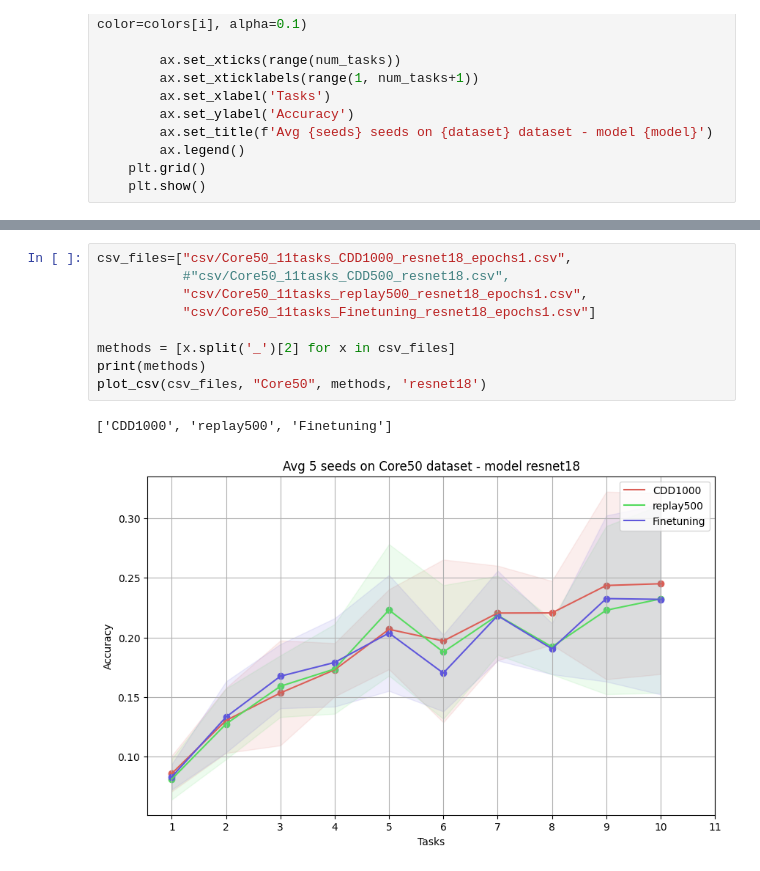
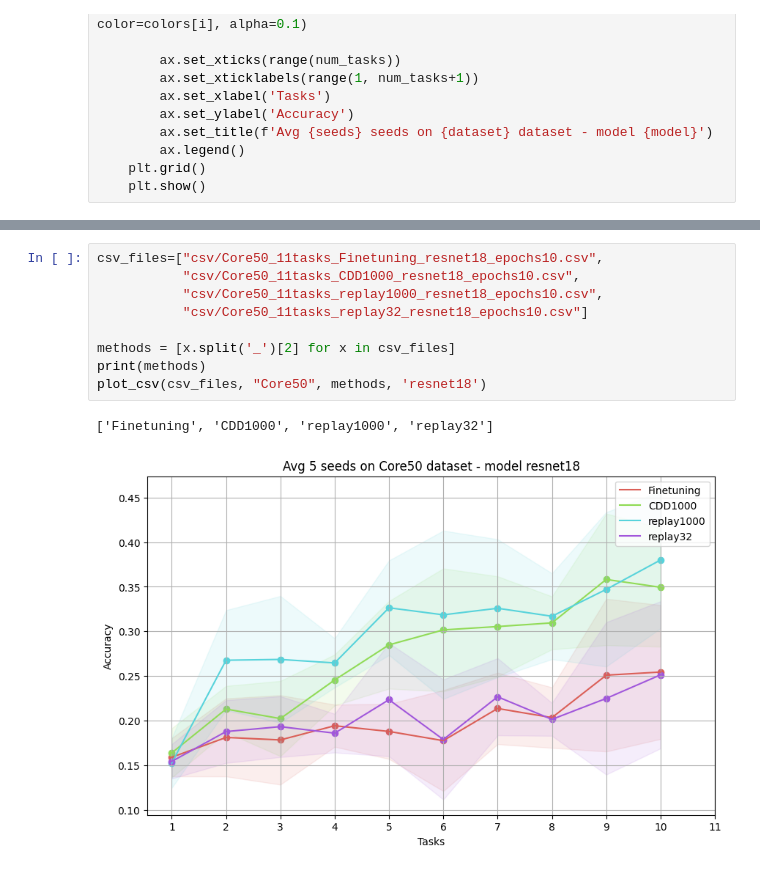
Before and after one commit to francesco-p/simple-incremental, a Jupyter notebook: viz_values.ipynb, the cells around one changed output, grey strips where cells are left out. Cells and saved outputs as stored; diff of their text form.

Commit message:
calcola media std core50 fixa un po di robette

```diff
--- a/viz_values.ipynb
+++ b/viz_values.ipynb
@@ -50,14 +50,14 @@ plot_csv(csv_files, "Core50", methods, 'resnet18')
 # %%
-csv_files=["csv/Core50_11tasks_CDD1000_resnet18_epochs1.csv",
-           #"csv/Core50_11tasks_CDD500_resnet18.csv",
-           "csv/Core50_11tasks_replay500_resnet18_epochs1.csv",
-           "csv/Core50_11tasks_Finetuning_resnet18_epochs1.csv"]
+csv_files=["csv/Core50_11tasks_Finetuning_resnet18_epochs10.csv",
+           "csv/Core50_11tasks_CDD1000_resnet18_epochs10.csv",
+           "csv/Core50_11tasks_replay1000_resnet18_epochs10.csv",
+           "csv/Core50_11tasks_replay32_resnet18_epochs10.csv"]
 
 methods = [x.split('_')[2] for x in csv_files]
 print(methods)
 plot_csv(csv_files, "Core50", methods, 'resnet18')
 # %% [output]
-['CDD1000', 'replay500', 'Finetuning']
+['Finetuning', 'CDD1000', 'replay1000', 'replay32']
-[figure, old version]
+[figure, new version]
 # %%
 (500*3*128*128)/(5*50*12*16*16)->1000*3*128*128
```
Also changed, not shown: parts of 4 cells of this notebook, 13 other files.
